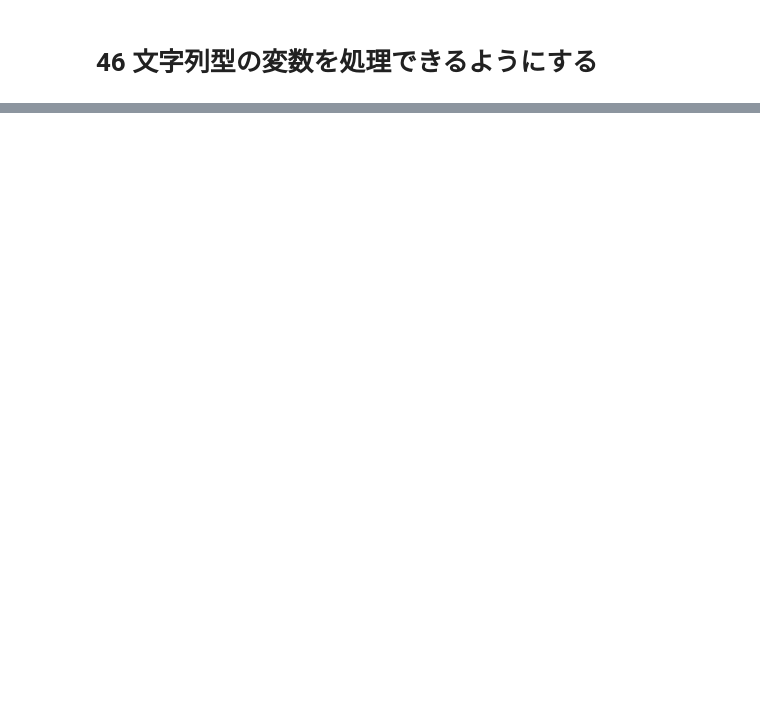
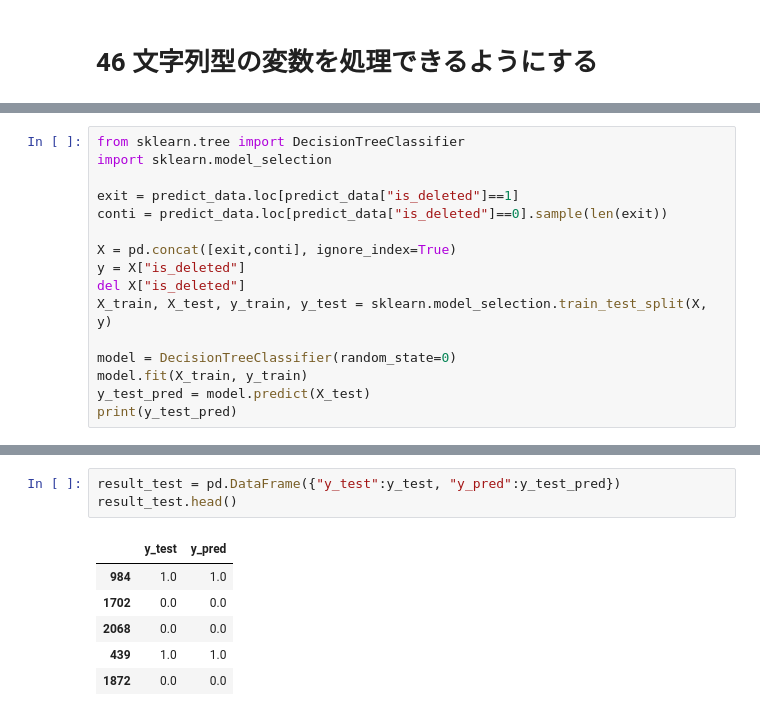
Before and after one commit to letitride/PandasDataAnalyze, a Jupyter notebook: chapter05/ch05.ipynb, the cells around one changed output, grey strips where cells are left out. Cells and saved outputs as stored; diff of their text form; blank space fills up the shorter version.

```diff
--- a/chapter05/ch05.ipynb
+++ b/chapter05/ch05.ipynb
@@ -237,0 +240,16 @@ predict_data.head()
+# %%
+from sklearn.tree import DecisionTreeClassifier
+import sklearn.model_selection
+
+exit = predict_data.loc[predict_data["is_deleted"]==1]
+conti = predict_data.loc[predict_data["is_deleted"]==0].sample(len(exit))
+
+X = pd.concat([exit,conti], ignore_index=True)
+y = X["is_deleted"]
+del X["is_deleted"]
+X_train, X_test, y_train, y_test = sklearn.model_selection.train_test_split(X, y)
+
+model = DecisionTreeClassifier(random_state=0)
+model.fit(X_train, y_train)
+y_test_pred = model.predict(X_test)
+print(y_test_pred)
@@ -237,0 +274,10 @@ predict_data.head()
+# %%
+result_test = pd.DataFrame({"y_test":y_test, "y_pred":y_test_pred})
+result_test.head()
+# %% [output]
+|  | y_test | y_pred |
+| 984 | 1.0 | 1.0 |
+| 1702 | 0.0 | 0.0 |
+| 2068 | 0.0 | 0.0 |
+| 439 | 1.0 | 1.0 |
+| 1872 | 0.0 | 0.0 |
```
Also changed, not shown: parts of 10 cells of this notebook.
